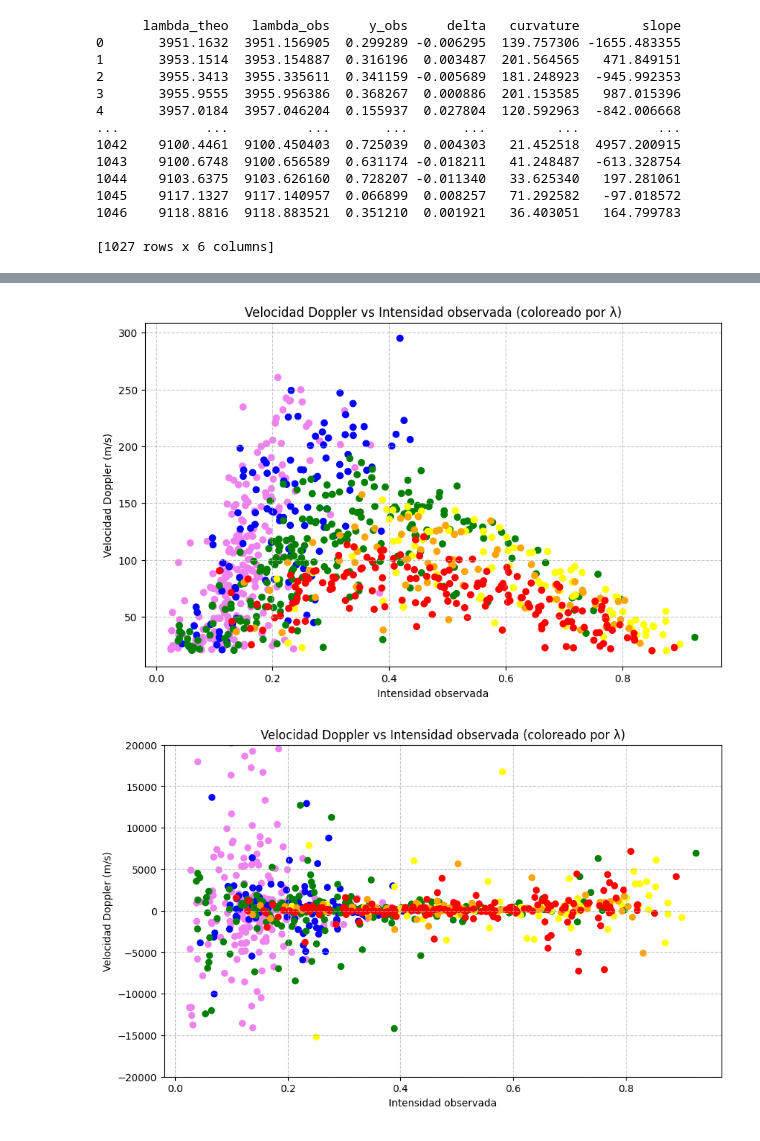
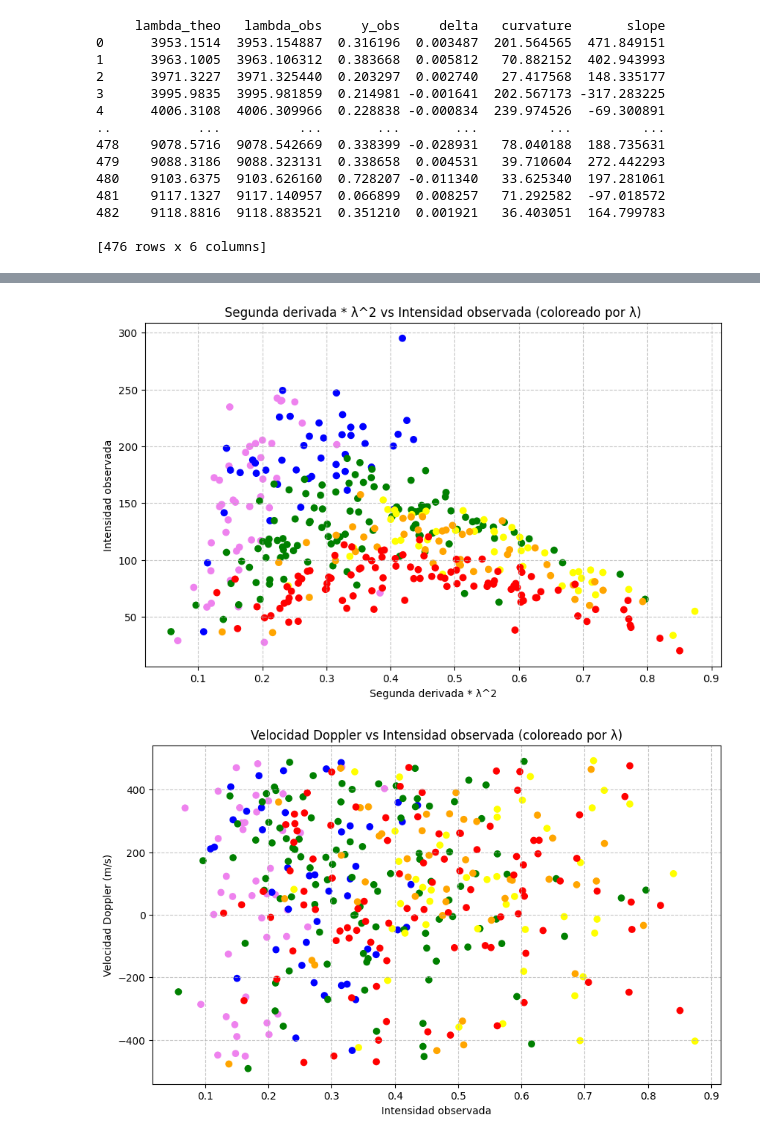
Before and after one commit to LaraGomezN/Aldebaran, a Jupyter notebook: main.ipynb, the cells around one changed output, grey strips where cells are left out. Saved outputs shown, nothing was run; the diff lists cells and outputs as text; code cells hidden in the pictures.

```diff
--- a/main.ipynb
+++ b/main.ipynb
@@ -65,7 +65,7 @@ def find_local_minima_polyfit(
     degree: int = 4,
     min_points: int = None,
     min_curvature: float = 20,
-    min_slope: float = 500,
+    max_slope: float = 500,
 ) -> pd.DataFrame:
 
     if window_pts < degree + 1:
@@ -119,7 +119,8 @@ def find_local_minima_polyfit(
 
 
         valid = bool(is_min and
-                     curvature >= min_curvature)
+                     curvature >= min_curvature and
+                     abs(slope) <= max_slope)
 
         rows.append({
             "idx_candidate": int(i),
@@ -129,10 +130,29 @@ def find_local_minima_polyfit(
             "curvature": curvature,
             "third_deriv": third_deriv,
             "slope": slope,
-            "valid_minimum": valid,
+            "valid_minimum": valid
         })
 
     return pd.DataFrame(rows)
+
+def select_optimal_minimum(df: pd.DataFrame) -> pd.Series:
+    """
+    Selecciona el punto que maximiza la curvatura y minimiza el slope
+    entre los mínimos locales detectados.
+    """
+    if df.empty:
+        return pd.Series(dtype=float)
+
+    # Normalizar ambas métricas para compararlas en la misma escala
+    curv_norm = (df["curvature"] - df["curvature"].min()) / (df["curvature"].max() - df["curvature"].min())
+    slope_norm = (df["slope"].max() - df["slope"]) / (df["slope"].max() - df["slope"].min())
+
+    # Score combinado: alta curvatura + bajo slope
+    score = curv_norm + slope_norm
+
+    # Seleccionar fila con mejor score
+    idx_best = score.idxmax()
+    return df.loc[idx_best]
 # %%
 df = pd.read_csv('Datos/Aldebaran_pepsi.csv')
 
@@ -149,7 +171,7 @@ df_min = df_min[df_min["valid_minimum"]]
 # %%
 # Rango de interés
-x1 = 3952
-x2 = 3954
+x1 = 3955
+x2 = 3957
 
 # Filtrar espectro en el rango dado
 mask = (x >= x1) & (x <= x2)
@@ -206,5 +228,5 @@ plt.show()
 # %%
-tol = 0.05
+tol = 0.1
 matches = []
 
 for theo in iron.iloc[:, 0]:
@@ -226,20 +248,20 @@ df_matches = pd.DataFrame(matches)
 df_matches = df_matches.drop_duplicates(subset=["lambda_obs"], keep="first")
 print(df_matches)
 # %% [output]
-      lambda_theo   lambda_obs     y_obs     delta   curvature        slope
-0       3951.1632  3951.156905  0.299289 -0.006295  139.757306 -1655.483355
-1       3953.1514  3953.154887  0.316196  0.003487  201.564565   471.849151
-2       3955.3413  3955.335611  0.341159 -0.005689  181.248923  -945.992353
-3       3955.9555  3955.956386  0.368267  0.000886  201.153585   987.015396
-4       3957.0184  3957.046204  0.155937  0.027804  120.592963  -842.006668
-...           ...          ...       ...       ...         ...          ...
-1042    9100.4461  9100.450403  0.725039  0.004303   21.452518  4957.200915
-1043    9100.6748  9100.656589  0.631174 -0.018211   41.248487  -613.328754
-1044    9103.6375  9103.626160  0.728207 -0.011340   33.625340   197.281061
-1045    9117.1327  9117.140957  0.066899  0.008257   71.292582   -97.018572
-1046    9118.8816  9118.883521  0.351210  0.001921   36.403051   164.799783
+     lambda_theo   lambda_obs     y_obs     delta   curvature       slope
+0      3953.1514  3953.154887  0.316196  0.003487  201.564565  471.849151
+1      3963.1005  3963.106312  0.383668  0.005812   70.882152  402.943993
+2      3971.3227  3971.325440  0.203297  0.002740   27.417568  148.335177
+3      3995.9835  3995.981859  0.214981 -0.001641  202.567173 -317.283225
+4      4006.3108  4006.309966  0.228838 -0.000834  239.974526  -69.300891
+..           ...          ...       ...       ...         ...         ...
+478    9078.5716  9078.542669  0.338399 -0.028931   78.040188  188.735631
+479    9088.3186  9088.323131  0.338658  0.004531   39.710604  272.442293
+480    9103.6375  9103.626160  0.728207 -0.011340   33.625340  197.281061
+481    9117.1327  9117.140957  0.066899  0.008257   71.292582  -97.018572
+482    9118.8816  9118.883521  0.351210  0.001921   36.403051  164.799783
 
-[1027 rows x 6 columns]
+[476 rows x 6 columns]
 # %%
 df_matches["velocity_ms"] = c * (df_matches["delta"]) / df_matches["lambda_theo"]
 # %%
@@ -292,9 +314,9 @@ plt.scatter(
     c=df_visible["Color"]
 )
 
-plt.xlabel("Intensidad observada")
-plt.ylabel("Velocidad Doppler (m/s)")
-plt.title("Velocidad Doppler vs Intensidad observada (coloreado por λ)")
+plt.xlabel("Segunda derivada * λ^2")
+plt.ylabel("Intensidad observada")
+plt.title("Segunda derivada * λ^2 vs Intensidad observada (coloreado por λ)")
 plt.grid(True, linestyle="--", alpha=0.7)
 
 plt.show()
@@ -310,7 +332,7 @@ plt.scatter(
 )
 plt.xlabel("Intensidad observada")
 plt.ylabel("Velocidad Doppler (m/s)")
-plt.ylim(-20000,20000)
+#plt.ylim(-20000,20000)
 plt.title("Velocidad Doppler vs Intensidad observada (coloreado por λ)")
 plt.grid(True, linestyle="--", alpha=0.7)
 
@@ -320,2 +342,2 @@ plt.show()
-[figure, old version]
+[figure, new version]
-[figure, old version]
+[figure, new version]
```
Also changed, not shown: parts of 3 cells of this notebook.
